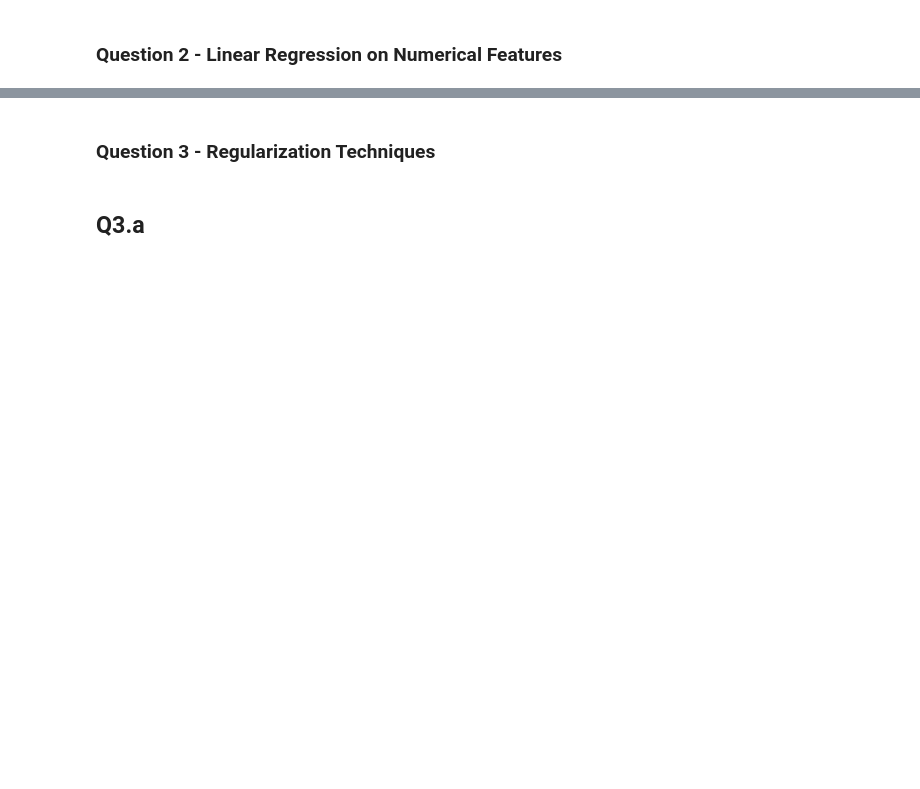
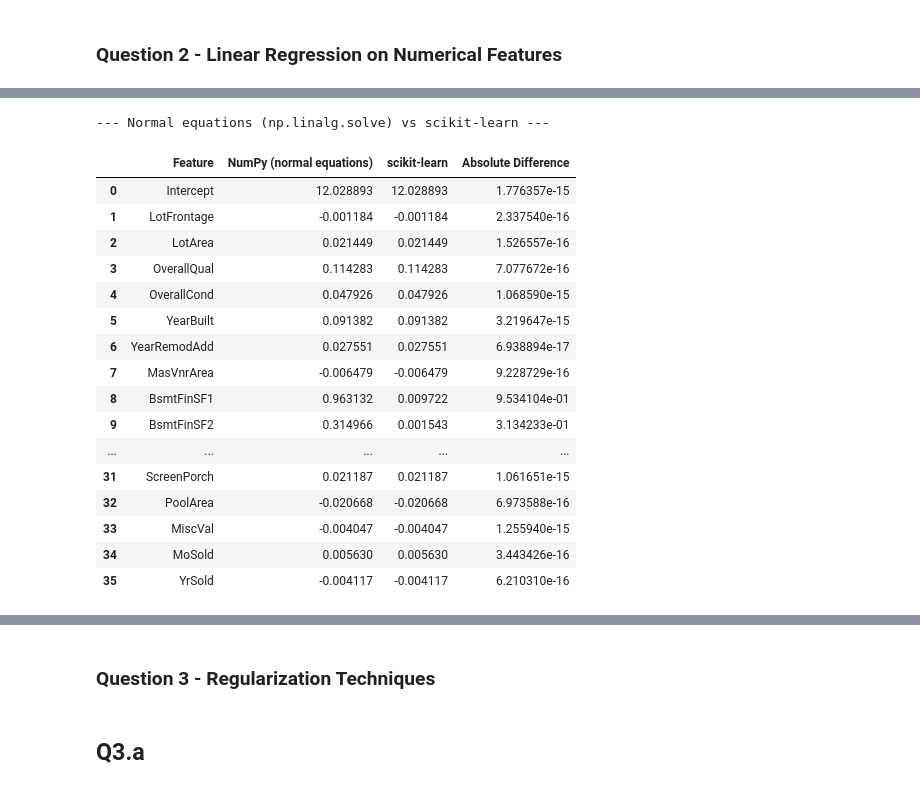
Before and after one commit to minieden/MachineLearningInFinanceProj1, a Jupyter notebook: Coding_Project_1.ipynb, the cells around one changed output, grey strips where cells are left out. Drawn from its saved outputs; the diff is of its cells as text; code cells hidden in the pictures; blank space fills up the shorter version.

```diff
--- a/Coding_Project_1.ipynb
+++ b/Coding_Project_1.ipynb
@@ -740,0 +371,67 @@ the model target relative (percentage) rather than absolute differences.
+# %%
+# 2.b) Reproduce and investigate OLS using matrix algebra on the TRAINING SET ONLY.
+#
+# Let A denote the design matrix containing the numerical predictors plus a column
+# of ones for the intercept.
+A = np.column_stack([np.ones(X_train_num.shape[0]), X_train_num.values])
+y_tr = y_train.values
+m = A.shape[0]            # number of training observations
+d = X_train_num.shape[1]  # number of predictors (d + 1 parameters with the intercept)
+n_cols = d + 1
+
+# (i) Compute the estimated coefficients using numpy.
+#     Use a numerically stable linear-system solver such as np.linalg.solve(...)
+#     whenever the system is numerically well behaved; do not explicitly form
+#     a matrix inverse merely to solve the normal equations.
+ATA = A.T @ A
+beta_solve = np.linalg.solve(ATA, A.T @ y_tr)
+
+#     Expected output:
+#     - Estimated intercept and feature coefficients.
+#     - A comparison with the sklearn estimates from Question 2.a).
+comparison_solve = pd.DataFrame({
+    'Feature': feature_names,
+    'NumPy (normal equations)': beta_solve,
+    'scikit-learn': sklearn_coefs,
+    'Absolute Difference': np.abs(beta_solve - sklearn_coefs)
+})
+print("--- Normal equations (np.linalg.solve) vs scikit-learn ---")
+display(comparison_solve)
+print(f"Coefficients coincide within tolerance? {np.allclose(beta_solve, sklearn_coefs)}")
+print(f"Maximum absolute difference in beta: {np.max(np.abs(beta_solve - sklearn_coefs)):.4e}")
+print(f"Maximum absolute difference in fitted values: "
+      f"{np.max(np.abs(A @ beta_solve - ols_num.predict(X_train_num))):.4e}")
+
+# The normal equations are unreliable here (see (iv)), so we use the SVD-based
+# least-squares solver, which returns the minimum-norm solution as sklearn does.
+beta_svd, _, _, _ = np.linalg.lstsq(A, y_tr, rcond=None)
+
+comparison_svd = pd.DataFrame({
+    'Feature': feature_names,
+    'NumPy (SVD / lstsq)': beta_svd,
+    'scikit-learn': sklearn_coefs,
+    'Absolute Difference': np.abs(beta_svd - sklearn_coefs)
+})
+print("\n--- SVD least squares (np.linalg.lstsq) vs scikit-learn ---")
+print(comparison_svd.to_string(index=False))
+print(f"\nCoefficients coincide within tolerance? {np.allclose(beta_svd, sklearn_coefs)}")
+print(f"Maximum absolute difference in beta: {np.max(np.abs(beta_svd - sklearn_coefs)):.4e}")
+# %% [output]
+--- Normal equations (np.linalg.solve) vs scikit-learn ---
+|  | Feature | NumPy (normal equations) | scikit-learn | Absolute Difference |
+| 0 | Intercept | 12.028893 | 12.028893 | 1.776357e-15 |
+| 1 | LotFrontage | -0.001184 | -0.001184 | 2.337540e-16 |
+| 2 | LotArea | 0.021449 | 0.021449 | 1.526557e-16 |
+| 3 | OverallQual | 0.114283 | 0.114283 | 7.077672e-16 |
+| 4 | OverallCond | 0.047926 | 0.047926 | 1.068590e-15 |
+| 5 | YearBuilt | 0.091382 | 0.091382 | 3.219647e-15 |
+| 6 | YearRemodAdd | 0.027551 | 0.027551 | 6.938894e-17 |
+| 7 | MasVnrArea | -0.006479 | -0.006479 | 9.228729e-16 |
+| 8 | BsmtFinSF1 | 0.963132 | 0.009722 | 9.534104e-01 |
+| 9 | BsmtFinSF2 | 0.314966 | 0.001543 | 3.134233e-01 |
+| ... | ... | ... | ... | ... |
+| 31 | ScreenPorch | 0.021187 | 0.021187 | 1.061651e-15 |
+| 32 | PoolArea | -0.020668 | -0.020668 | 6.973588e-16 |
+| 33 | MiscVal | -0.004047 | -0.004047 | 1.255940e-15 |
+| 34 | MoSold | 0.005630 | 0.005630 | 3.443426e-16 |
+| 35 | YrSold | -0.004117 | -0.004117 | 6.210310e-16 |
```
Also changed, not shown: parts of 27 cells of this notebook.
